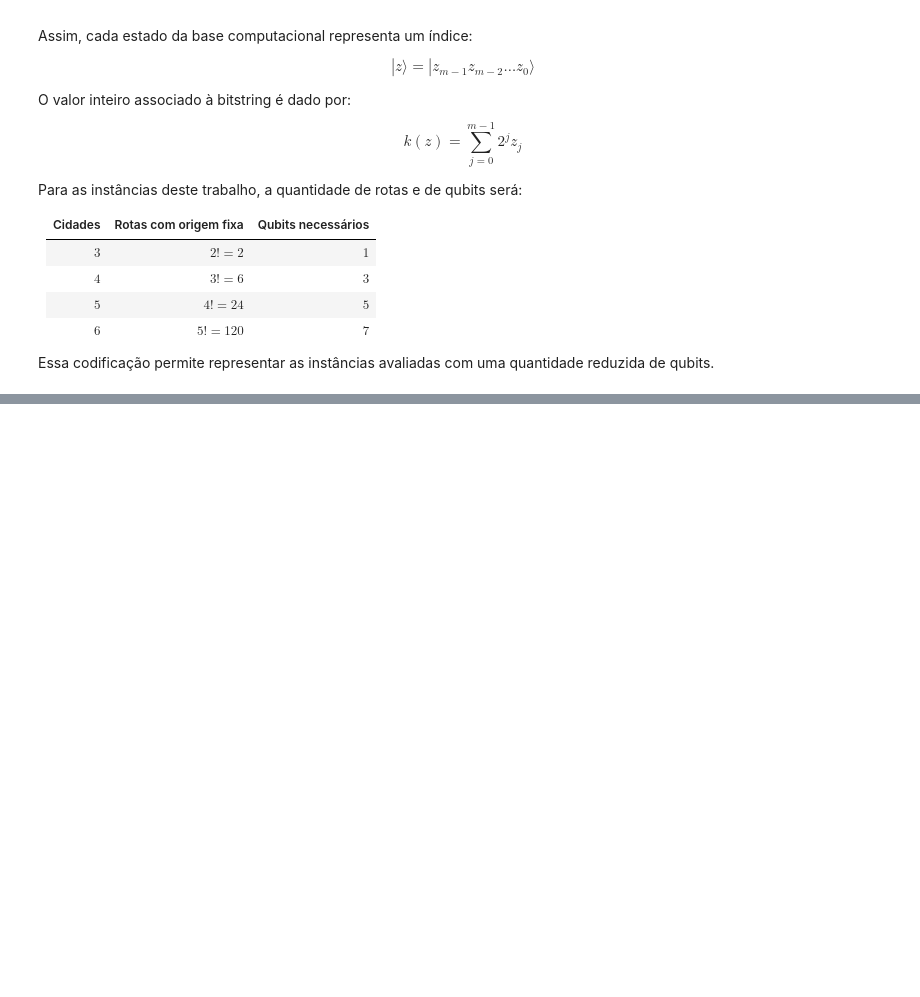
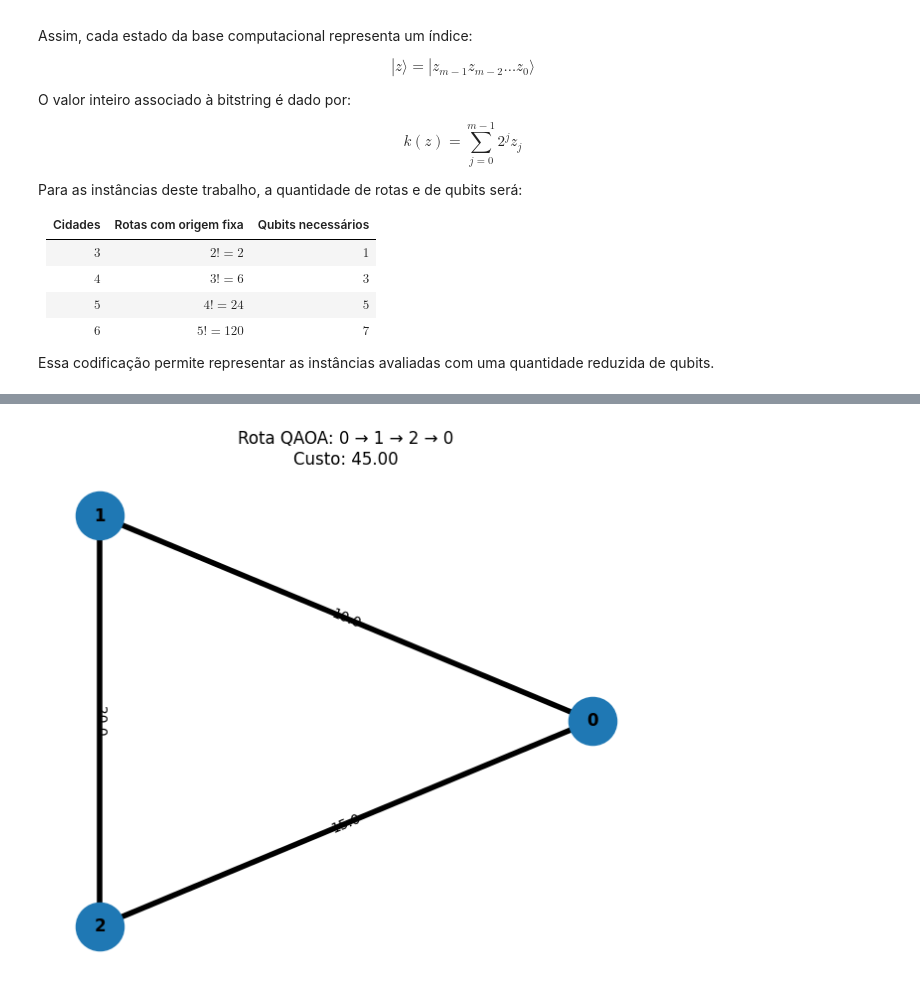
Before and after one commit to gadavidd/QAOA_TSP, a Jupyter notebook: QAOA_Caixeiro_Viajante.ipynb, the cells around one changed output, grey strips where cells are left out. Cells and saved outputs as stored; diff of their text form; code cells hidden in the pictures; blank space fills up the shorter version.

```diff
--- a/QAOA_Caixeiro_Viajante.ipynb
+++ b/QAOA_Caixeiro_Viajante.ipynb
@@ -791,0 +2051,60 @@ Essa codificação permite representar as instâncias avaliadas com uma quantida
+# %%
+# Representação da rota encontrada pelo QAOA
+rota_qaoa_3 = resultado_qaoa_3["rota"]
+
+if rota_qaoa_3 is not None:
+    arestas_rota_qaoa_3 = [
+        (
+            rota_qaoa_3[posicao],
+            rota_qaoa_3[
+                (posicao + 1)
+                % len(rota_qaoa_3)
+            ],
+        )
+        for posicao in range(
+            len(rota_qaoa_3)
+        )
+    ]
+
+    plt.figure(figsize=(6, 5))
+
+    nx.draw(
+        grafo_3_cidades,
+        pos=posicoes_3_cidades,
+        with_labels=True,
+        node_size=1200,
+        font_weight="bold",
+    )
+
+    nx.draw_networkx_edge_labels(
+        grafo_3_cidades,
+        pos=posicoes_3_cidades,
+        edge_labels=rotulos_arestas,
+    )
+
+    nx.draw_networkx_edges(
+        grafo_3_cidades,
+        pos=posicoes_3_cidades,
+        edgelist=arestas_rota_qaoa_3,
+        width=4,
+    )
+
+    rota_texto_3 = " → ".join(
+        map(
+            str,
+            (
+                *rota_qaoa_3,
+                rota_qaoa_3[0],
+            ),
+        )
+    )
+
+    plt.title(
+        f"Rota QAOA: {rota_texto_3}\n"
+        f"Custo: {resultado_qaoa_3['custo']:.2f}"
+    )
+
+    plt.axis("off")
+    plt.show()
+# %% [output]
+[figure, added]
```
Also changed, not shown: parts of 108 cells of this notebook.
